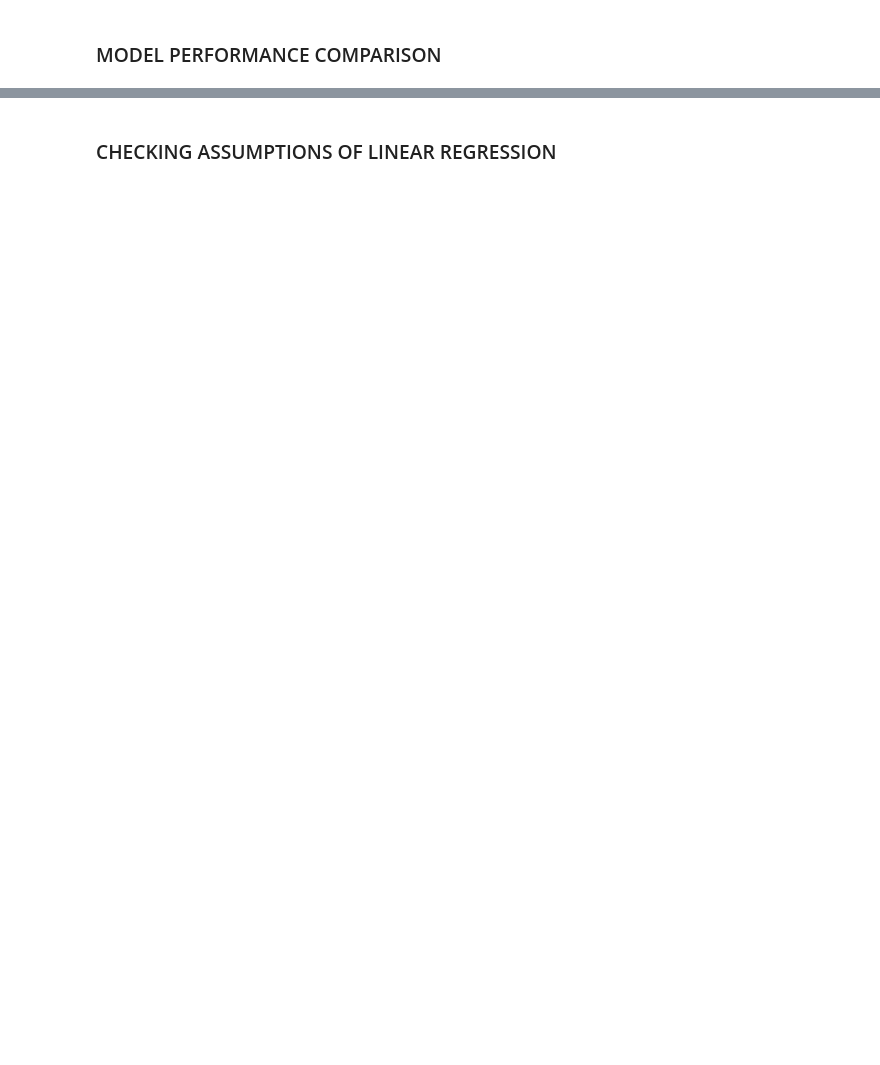
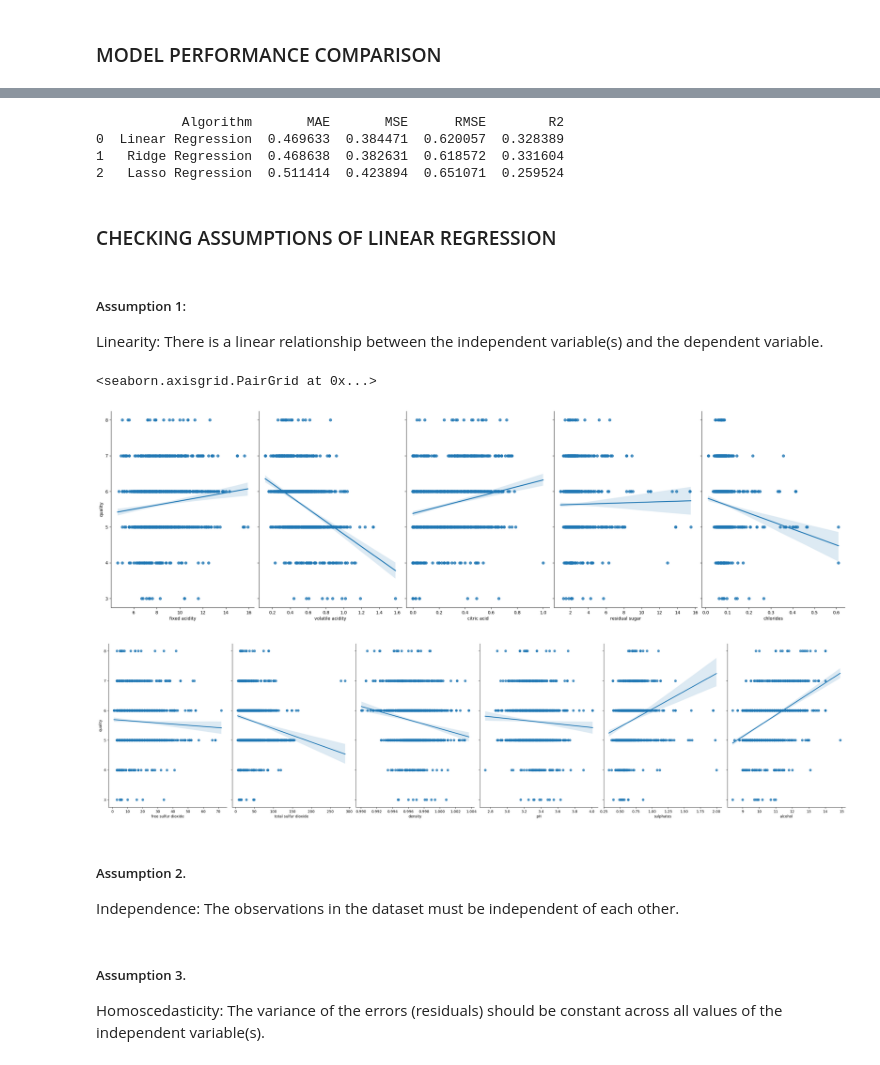
Before and after one commit to Danie-O/machine-learning, a Jupyter notebook: Regression-Algorithms/wine-quality-prediction/Red-Wine-Dataset_EDA-and-Modelling.ipynb, the cells around one changed output, grey strips where cells are left out. Saved outputs shown, nothing was run; the diff lists cells and outputs as text; code cells hidden in the pictures; blank space fills up the shorter version.

```diff
--- a/Regression-Algorithms/wine-quality-prediction/Red-Wine-Dataset_EDA-and-Modelling.ipynb
+++ b/Regression-Algorithms/wine-quality-prediction/Red-Wine-Dataset_EDA-and-Modelling.ipynb
@@ -219,14 +271,36 @@ performance = {
                 'Algorithm': ['Linear Regression', 'Ridge Regression', 'Lasso Regression'],
                 'MAE': [mae_linear_reg, mae_ridge_reg, mae_lasso_reg],
                 'MSE': [mse_linear_reg, mse_ridge_reg, mse_lasso_reg],
-                'RMSE': [mse_linear_reg, mse_ridge_reg, mse_lasso_reg],
+                'RMSE': [rmse_linear_reg, rmse_ridge_reg, rmse_lasso_reg],
                 'R2': [r2_linear_reg, r2_ridge_reg, r2_lasso_reg]
              }
 
 performance_df = pd.DataFrame(performance)
 print(performance_df)
+# %% [output]
+           Algorithm       MAE       MSE      RMSE        R2
+0  Linear Regression  0.469633  0.384471  0.620057  0.328389
+1   Ridge Regression  0.468638  0.382631  0.618572  0.331604
+2   Lasso Regression  0.511414  0.423894  0.651071  0.259524
 # %% [markdown]
 ### CHECKING ASSUMPTIONS OF LINEAR REGRESSION
+# %% [markdown]
+##### Assumption 1:
+
+Linearity: There is a linear relationship between the independent variable(s) and the dependent variable.
 # %%
 # Assumption 1: Linearity
-sns.pairplot(data=data, y_vars=['quality'], x_vars=data.columns[:-1], kind='reg')
+sns.pairplot(data=data, y_vars=['quality'], x_vars=data.columns[0:5], kind='reg', size=7, aspect=0.7)
+sns.pairplot(data=data, y_vars=['quality'], x_vars=data.columns[5:-1], kind='reg', size=7, aspect=0.7)
+# %% [output]
+<seaborn.axisgrid.PairGrid at 0x...>
+[figure, added]
+[figure, added]
+# %% [markdown]
+##### Assumption 2.
+
+Independence: The observations in the dataset must be independent of each other.
+# %% [markdown]
+##### Assumption 3.
+
+Homoscedasticity: The variance of the errors (residuals) should be constant across all values of the independent variable(s).
```
Also changed, not shown: parts of 15 cells of this notebook.
